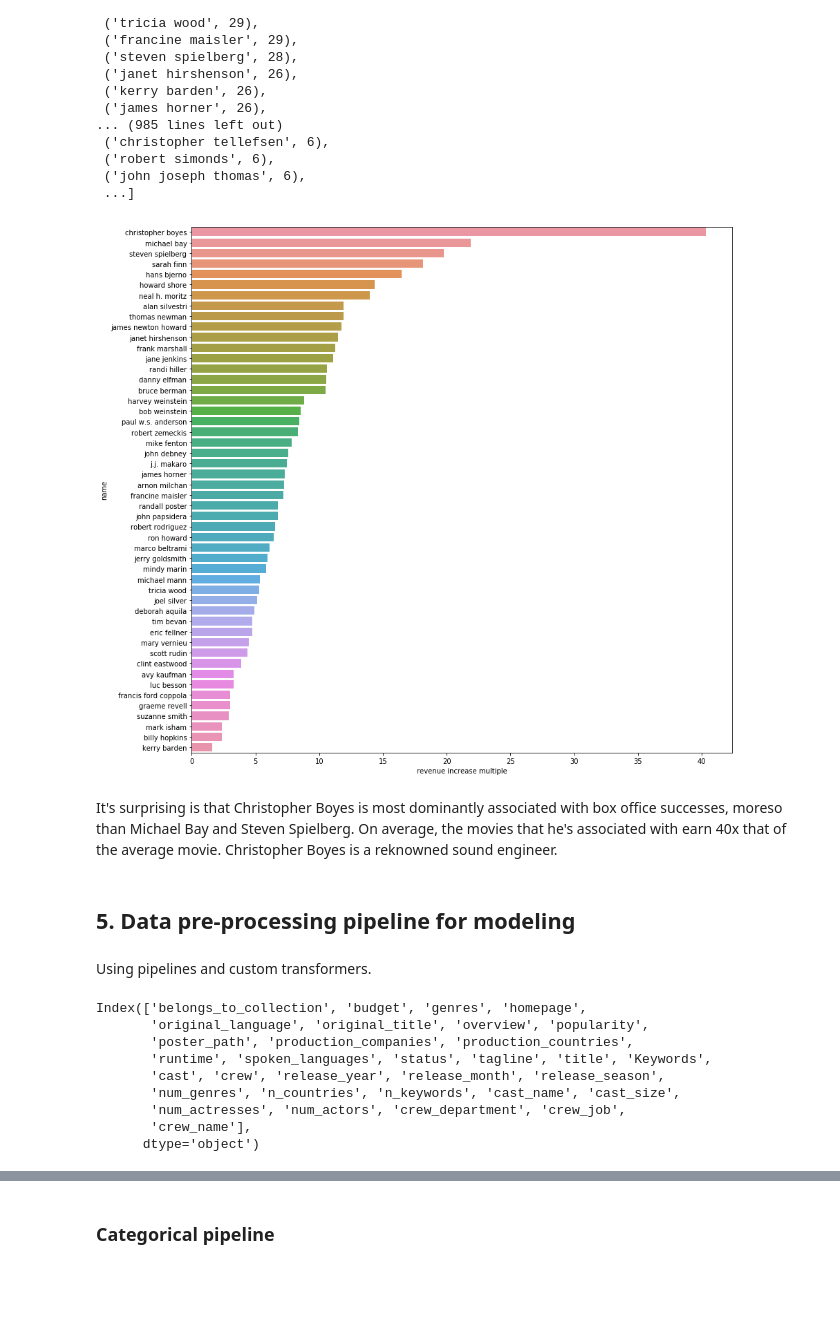
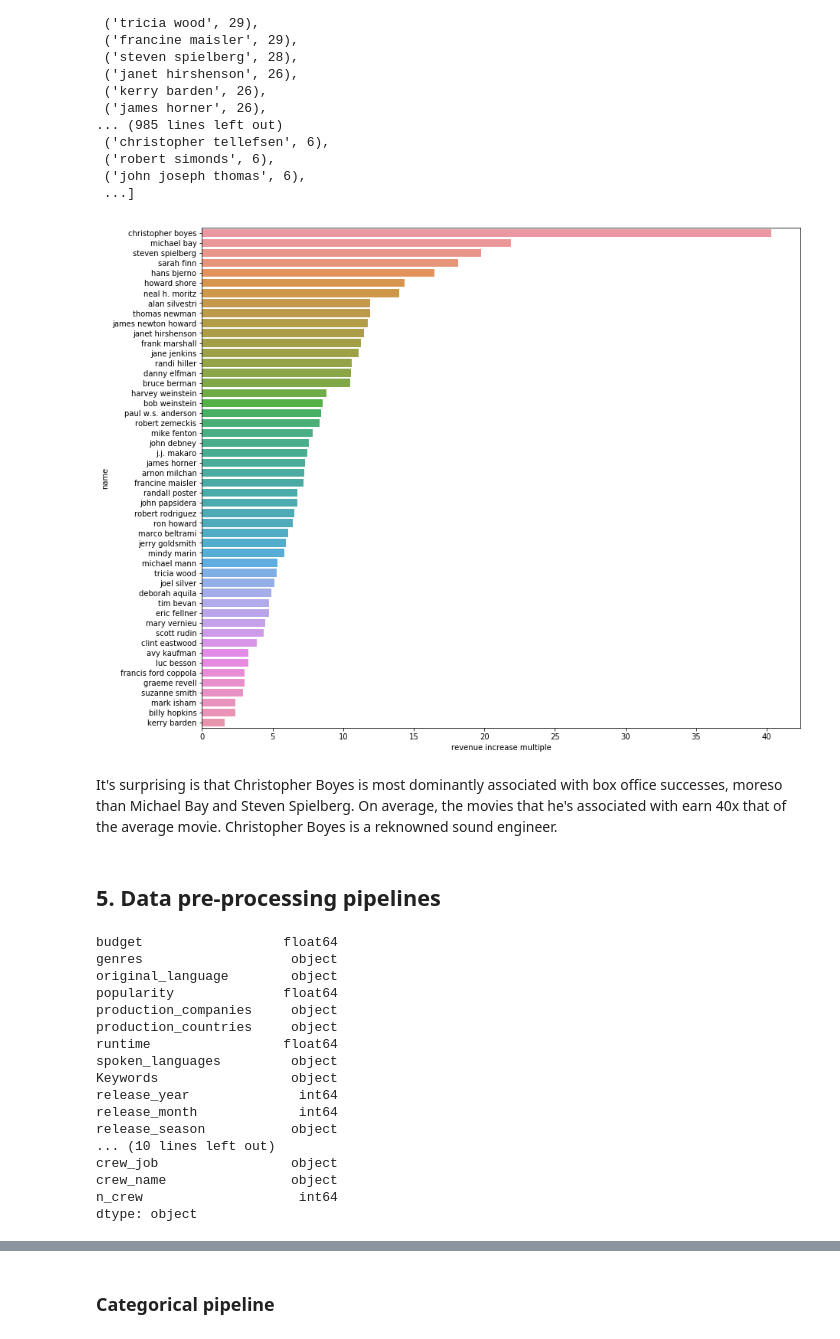
Before and after one commit to collindching/Learning-Exercises, a Jupyter notebook: Box Office Revenue Prediction/Regression Model.ipynb, the cells around one changed output, grey strips where cells are left out. Drawn from its saved outputs; the diff is of its cells as text; code cells hidden in the pictures; blank space fills up the shorter version.

```diff
--- a/Box Office Revenue Prediction/Regression Model.ipynb
+++ b/Box Office Revenue Prediction/Regression Model.ipynb
@@ -573,8 +655,12 @@ ax[1].set_xlabel('revenue increase multiple');
 # %% [markdown]
 `revenue increase multiple` indicates how well the genre performs compared to median movie revenue for the entire dataset.
 # %%
-train['num_genres'] = count_items(train['genres'])
-test['num_genres'] = count_items(test['genres'])
+def count_items(column):
+    # if unknown, return 0
+    return [-1 if 'unknown' in x else len(x) for x in column]
 
-sns.boxplot('num_genres',np.log(train['revenue']),data=train);
+train['n_genres'] = count_items(train['genres'])
+test['n_genres'] = count_items(test['genres'])
+
+sns.boxplot('n_genres',np.log(train['revenue']),data=train);
 # %% [output]
@@ -590,5 +676,5 @@ train.loc[train['num_genres']==7,['id','revenue']]
 | 1080 | 1081 | 80936232 |
 # %%
 train.loc[1755,'genres'] = ['unknown']
-train.loc[1755,'num_genres'] = -1
+train.loc[1755,'n_genres'] = -1
 # %%
@@ -774,11 +856,11 @@ plt.xlabel('revenue increase multiple');
 # %%
 import matplotlib.ticker as ticker
 
-train['cast_size'] = count_items(train['cast_name'])
-test['cast_size'] = count_items(test['cast_name'])
+train['n_cast'] = count_items(train['cast_name'])
+test['n_cast'] = count_items(test['cast_name'])
 
 plt.figure(figsize=(18,5))
-ax = sns.boxplot(train['cast_size'],np.log(train['revenue']));
+ax = sns.boxplot(train['n_cast'],np.log(train['revenue']));
 ax.xaxis.set_major_locator(ticker.MultipleLocator(5))
 ax.xaxis.set_major_formatter(ticker.ScalarFormatter())
 plt.ylabel('log(revenue)');
@@ -786,12 +868,12 @@ plt.ylabel('log(revenue)');
 [figure]
 # %%
 genders_train = extract_vals(train['cast'], 'gender', fill=0)
-train['num_actresses'] = [x.count(1) for x in genders_train]
-train['num_actors'] = [x.count(2) for x in genders_train]
+train['n_actresses'] = [x.count(1) for x in genders_train]
+train['n_actors'] = [x.count(2) for x in genders_train]
 
 genders_test = extract_vals(test['cast'], 'gender', fill=0)
-test['num_actresses'] = [x.count(1) for x in genders_test]
-test['num_actors'] = [x.count(2) for x in genders_test]
+test['n_actresses'] = [x.count(1) for x in genders_test]
+test['n_actors'] = [x.count(2) for x in genders_test]
 # %% [markdown]
 0 is unknown, 1 is women, 2 is men.
 # %% [markdown]
@@ -866,11 +948,13 @@ get_freq(train['crew_name'])
  ('john joseph thomas', 6),
  ...]
 # %%
-plt.figure(figsize=(14,14))
+crew_name_sum = rev_summary(train, 'crew_name', 50)
+
+plt.figure(figsize=(14,12))
 sns.barplot(crew_name_sum['revenue']/av_revenue,'group',data=crew_name_sum);
 plt.ylabel('name');
 plt.xlabel('revenue increase multiple');
 # %% [output]
-[figure, old version]
+[figure, new version]
 # %% [markdown]
 It's surprising is that Christopher Boyes is most dominantly associated with box office successes, moreso than Michael Bay and Steven Spielberg. On average, the movies that he's associated with earn 40x that of the average movie. Christopher Boyes is a reknowned sound engineer.
@@ -877,24 +964,40 @@ It's surprising is that Christopher Boyes is most dominantly associated with box
 # %% [markdown]
-## 5. Data pre-processing pipeline for modeling
+## 5. Data pre-processing pipelines
-# %% [markdown]
-Using pipelines and custom transformers.
 # %%
-to_drop = ['id','imdb_id','release_date','revenue']
+from sklearn.pipeline import make_pipeline
+from sklearn.compose import ColumnTransformer
+from sklearn.preprocessing import StandardScaler, PowerTransformer, OneHotEncoder
+from sklearn.impute import SimpleImputer
+
+
+to_drop = ['id', 'imdb_id', 'release_date', 'revenue', 'belongs_to_collection',
+           'cast', 'crew', 'homepage', 'poster_path', 'status',
+           'original_title', 'overview', 'tagline', 'title']
 
 X_train = train.drop(to_drop,axis=1)
+X_train['budget'] = X_train['budget'].astype('float')
 y_train = train['revenue']
 
 X_test = test.drop(to_drop,axis=1)
+X_test['budget'] = X_test['budget'].astype('float')
 y_test = test['revenue']
 
-X_train.columns
+X_train.dtypes
 # %% [output]
-Index(['belongs_to_collection', 'budget', 'genres', 'homepage',
-       'original_language', 'original_title', 'overview', 'popularity',
-       'poster_path', 'production_companies', 'production_countries',
-       'runtime', 'spoken_languages', 'status', 'tagline', 'title', 'Keywords',
-       'cast', 'crew', 'release_year', 'release_month', 'release_season',
-       'num_genres', 'n_countries', 'n_keywords', 'cast_name', 'cast_size',
-       'num_actresses', 'num_actors', 'crew_department', 'crew_job',
-       'crew_name'],
-      dtype='object')
+budget                  float64
+genres                   object
+original_language        object
+popularity              float64
+production_companies     object
+production_countries     object
+runtime                 float64
+spoken_languages         object
+Keywords                 object
+release_year              int64
+release_month             int64
+release_season           object
+... (10 lines left out)
+crew_job                 object
+crew_name                object
+n_crew                    int64
+dtype: object
```
Also changed, not shown: parts of 38 cells of this notebook.
